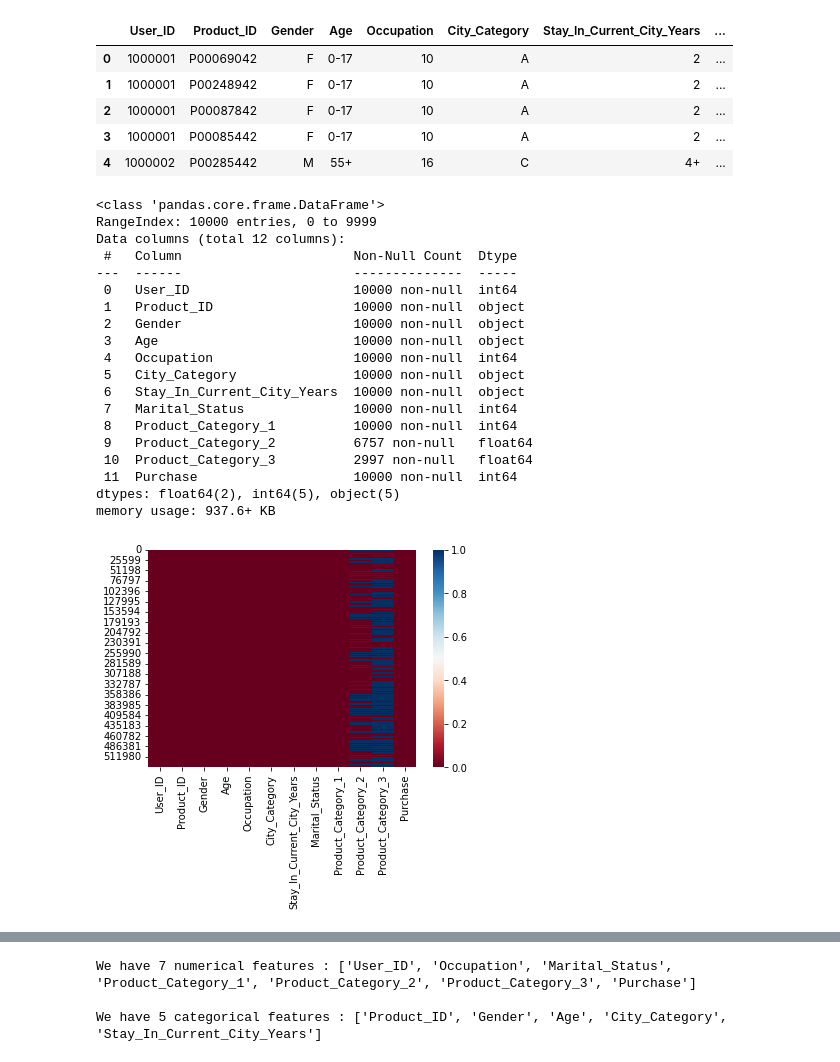
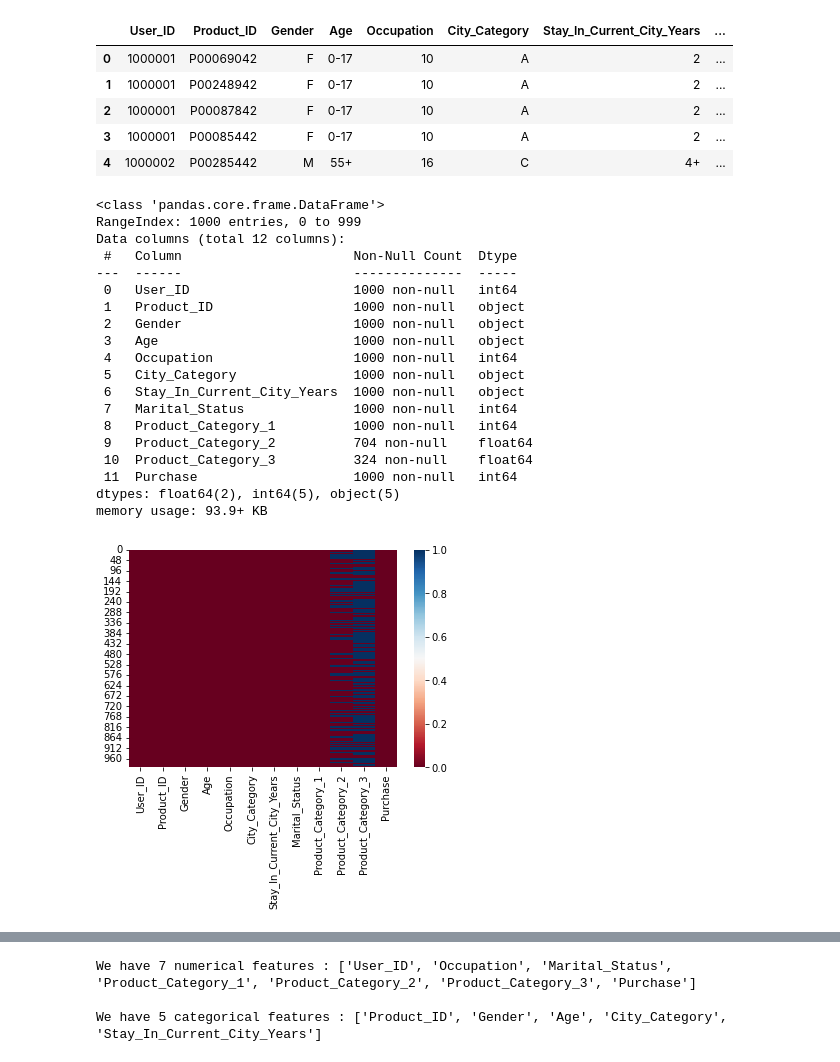
Before and after one commit to tharanivangapandu/Machine-Learning, a Jupyter notebook: Feature Engineering (1).ipynb, the cells around one changed output, grey strips where cells are left out. Cells and saved outputs as stored; diff of their text form; code cells hidden in the pictures.

```diff
--- a/Feature Engineering (1).ipynb
+++ b/Feature Engineering (1).ipynb
@@ -9,7 +9,7 @@ A retail company “ABC Private Limited” wants to understand the customer purc
 Now, they want to build a model to predict the purchase amount of customer against various products which will help them to create personalized offer for customers against different products.
 # %%
 datafe = pd.read_csv('BlackFriday.csv')
-datafe1= datafe.iloc[0:10000, 0:12]
+datafe1= datafe.iloc[0:1000, 0:12]
 datafe1
 datafe1.shape
 # %% [output]
@@ -27,28 +27,28 @@ datafe1.head()
 datafe1.info()
 # %% [output]
 <class 'pandas.core.frame.DataFrame'>
-RangeIndex: 10000 entries, 0 to 9999
+RangeIndex: 1000 entries, 0 to 999
 Data columns (total 12 columns):
  #   Column                      Non-Null Count  Dtype
 ---  ------                      --------------  -----
- 0   User_ID                     10000 non-null  int64
- 1   Product_ID                  10000 non-null  object
- 2   Gender                      10000 non-null  object
- 3   Age                         10000 non-null  object
- 4   Occupation                  10000 non-null  int64
- 5   City_Category               10000 non-null  object
- 6   Stay_In_Current_City_Years  10000 non-null  object
- 7   Marital_Status              10000 non-null  int64
- 8   Product_Category_1          10000 non-null  int64
- 9   Product_Category_2          6757 non-null   float64
- 10  Product_Category_3          2997 non-null   float64
- 11  Purchase                    10000 non-null  int64
+ 0   User_ID                     1000 non-null   int64
+ 1   Product_ID                  1000 non-null   object
+ 2   Gender                      1000 non-null   object
+ 3   Age                         1000 non-null   object
+ 4   Occupation                  1000 non-null   int64
+ 5   City_Category               1000 non-null   object
+ 6   Stay_In_Current_City_Years  1000 non-null   object
+ 7   Marital_Status              1000 non-null   int64
+ 8   Product_Category_1          1000 non-null   int64
+ 9   Product_Category_2          704 non-null    float64
+ 10  Product_Category_3          324 non-null    float64
+ 11  Purchase                    1000 non-null   int64
 dtypes: float64(2), int64(5), object(5)
-memory usage: 937.6+ KB
+memory usage: 93.9+ KB
 # %%
 import matplotlib.pyplot as plt
 import seaborn as sns
-sns.heatmap(datafe.isnull(),cmap='RdBu');
+sns.heatmap(datafe1.isnull(),cmap='RdBu');
 # %% [output]
-[figure, old version]
+[figure, new version]
 # %%
```
Also changed, not shown: parts of 48 cells of this notebook.
